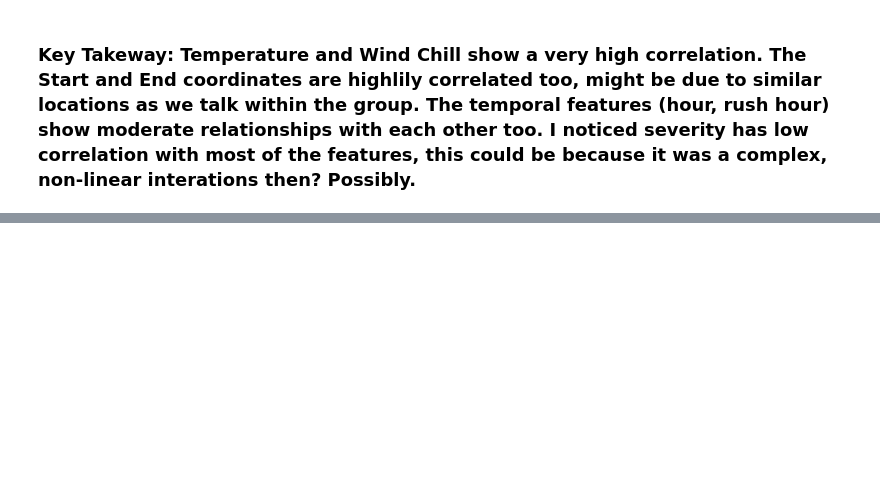
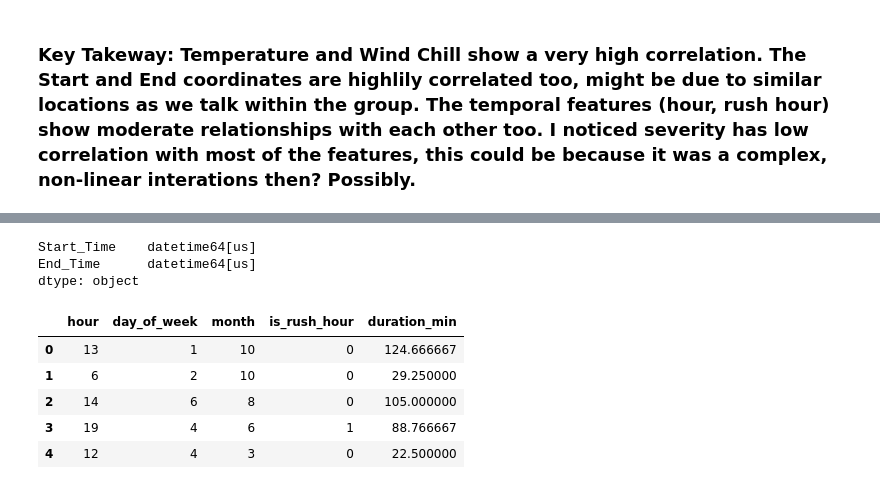
Before and after one commit to fsa-aiml-2511/final-capstone-vibetastrophe-consulting, a Jupyter notebook: notebooks/eda_joseph.ipynb, the cells around one changed output, grey strips where cells are left out. Drawn from its saved outputs; the diff is of its cells as text; code cells hidden in the pictures; blank space fills up the shorter version.

```diff
--- a/notebooks/eda_joseph.ipynb
+++ b/notebooks/eda_joseph.ipynb
@@ -416,0 +447,15 @@ plt.show()
+# %%
+city_df[['Start_Time', 'End_Time']].dtypes
+# %% [output]
+Start_Time    datetime64[us]
+End_Time      datetime64[us]
+dtype: object
+# %%
+city_df[['hour', 'day_of_week', 'month', 'is_rush_hour', 'duration_min']].head()
+# %% [output]
+|  | hour | day_of_week | month | is_rush_hour | duration_min |
+| 0 | 13 | 1 | 10 | 0 | 124.666667 |
+| 1 | 6 | 2 | 10 | 0 | 29.250000 |
+| 2 | 14 | 6 | 8 | 0 | 105.000000 |
+| 3 | 19 | 4 | 6 | 1 | 88.766667 |
+| 4 | 12 | 4 | 3 | 0 | 22.500000 |
```
Also changed, not shown: parts of 6 cells of this notebook.
